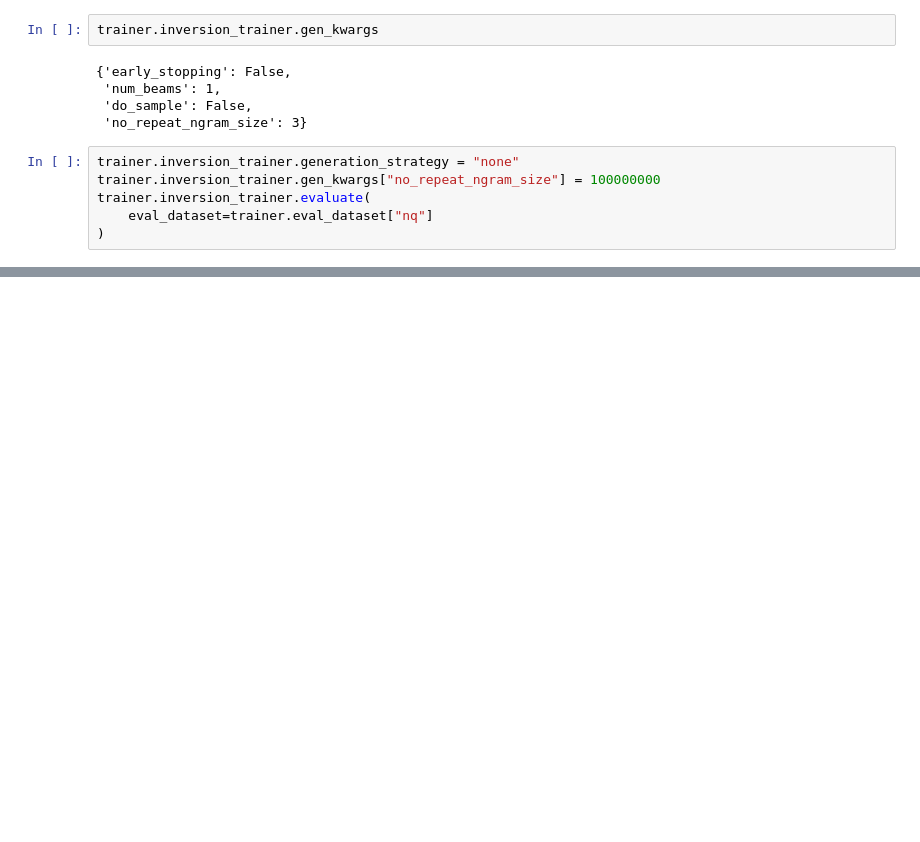
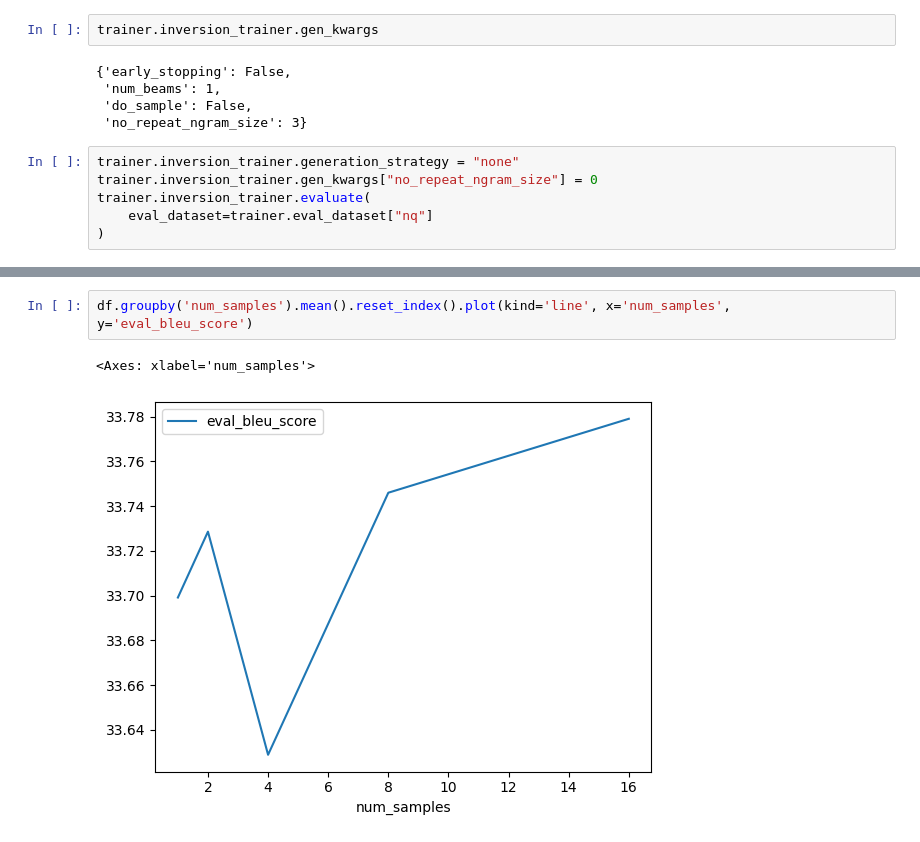
Before and after one commit to jxmorris12/vec2text, a Jupyter notebook: notebooks/2023-05-05 Contrastive decoding.ipynb, the cells around one changed output, grey strips where cells are left out. Saved outputs shown, nothing was run; the diff lists cells and outputs as text; blank space fills up the shorter version.

```diff
--- a/notebooks/2023-05-05 Contrastive decoding.ipynb
+++ b/notebooks/2023-05-05 Contrastive decoding.ipynb
@@ -162,7 +169,7 @@ trainer.inversion_trainer.gen_kwargs
  'no_repeat_ngram_size': 3}
 # %%
 trainer.inversion_trainer.generation_strategy = "none"
-trainer.inversion_trainer.gen_kwargs["no_repeat_ngram_size"] = 100000000
+trainer.inversion_trainer.gen_kwargs["no_repeat_ngram_size"] = 0
 trainer.inversion_trainer.evaluate(
     eval_dataset=trainer.eval_dataset["nq"]
 )
@@ -271,0 +544,5 @@ the same rights as straight people, while 15% disagreed. Additionally, 69% agree
+# %%
+df.groupby('num_samples').mean().reset_index().plot(kind='line', x='num_samples', y='eval_bleu_score')
+# %% [output]
+<Axes: xlabel='num_samples'>
+[figure, added]
```
Also changed, not shown: parts of 29 cells of this notebook, 5 other files.
